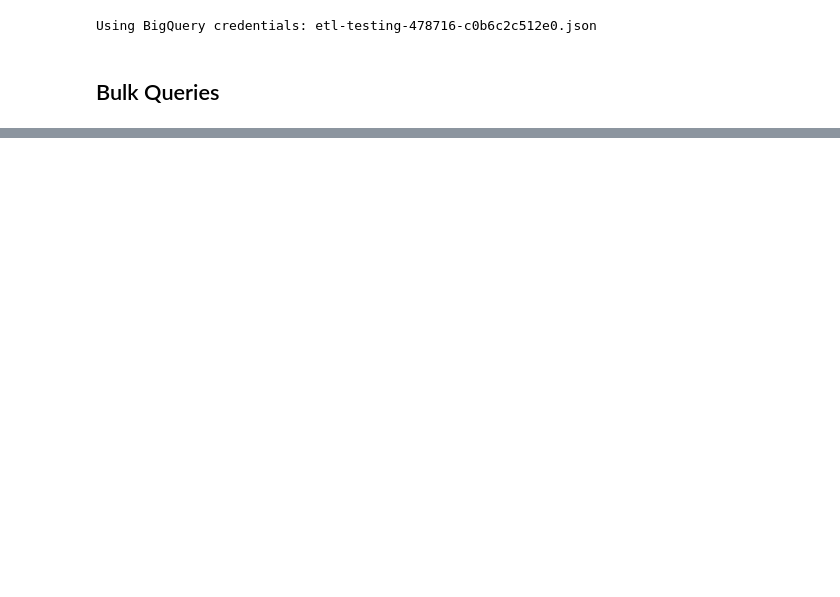
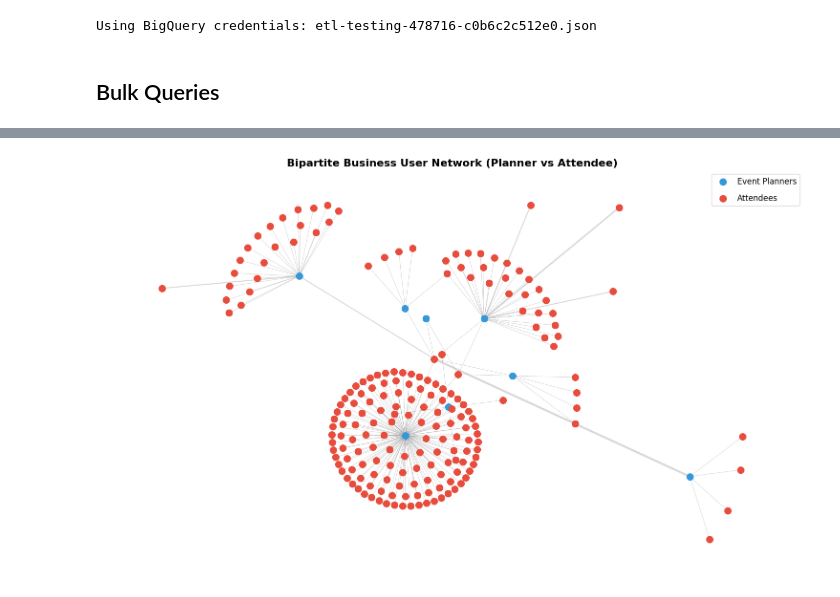
Before and after one commit to brandon841/analytics_report, a Jupyter notebook: previous_joiners_analytics.ipynb, the cells around one changed output, grey strips where cells are left out. Saved outputs shown, nothing was run; the diff lists cells and outputs as text; code cells hidden in the pictures; blank space fills up the shorter version.

```diff
--- a/previous_joiners_analytics.ipynb
+++ b/previous_joiners_analytics.ipynb
@@ -82,0 +144,54 @@ previous_joiners_df.head()
+# %%
+def visualize_bipartite_kamada_kawai(G, title="Event Planning Network"):
+    """
+    Visualize bipartite network with Kamada-Kawai layout
+    """
+    attendees = {n for n, d in G.nodes(data=True) if d['bipartite'] == 0}
+    planners = {n for n, d in G.nodes(data=True) if d['bipartite'] == 1}
+
+    # Kamada-Kawai layout
+    pos = nx.kamada_kawai_layout(G, weight='weight')
+
+    plt.figure(figsize=(15, 9))
+
+    # Draw planners (blue, larger)
+    nx.draw_networkx_nodes(
+        G, pos,
+        nodelist=planners,
+        node_color='#3498db',
+        node_size=100,
+        label='Event Planners'
+    )
+
+    # Draw attendees (orange, smaller)
+    nx.draw_networkx_nodes(
+        G, pos,
+        nodelist=attendees,
+        node_color='#e74c3c',
+        node_size=100,
+        label='Attendees'
+    )
+
+    # Draw edges with varying width based on pair_count
+    edges = G.edges(data=True)
+    weights = [d['weight'] for u, v, d in edges]
+    max_weight = max(weights)
+
+    nx.draw_networkx_edges(
+        G, pos,
+        width=[w/max_weight * 3 for w in weights],
+        alpha=0.3,
+        edge_color='gray'
+    )
+
+    plt.title(title, fontsize=16, fontweight='bold')
+    plt.legend(scatterpoints=1, frameon=True, labelspacing=1, fontsize=12)
+    plt.axis('off')
+    plt.tight_layout()
+    # plt.savefig('bipartite_network_kamada_kawai.png', dpi=300, bbox_inches='tight')
+    plt.show()
+
+
+visualize_bipartite_kamada_kawai(G, title="Bipartite Business User Network (Planner vs Attendee)")
+# %% [output]
+[figure, added]
```
Also changed, not shown: parts of 20 cells of this notebook.
